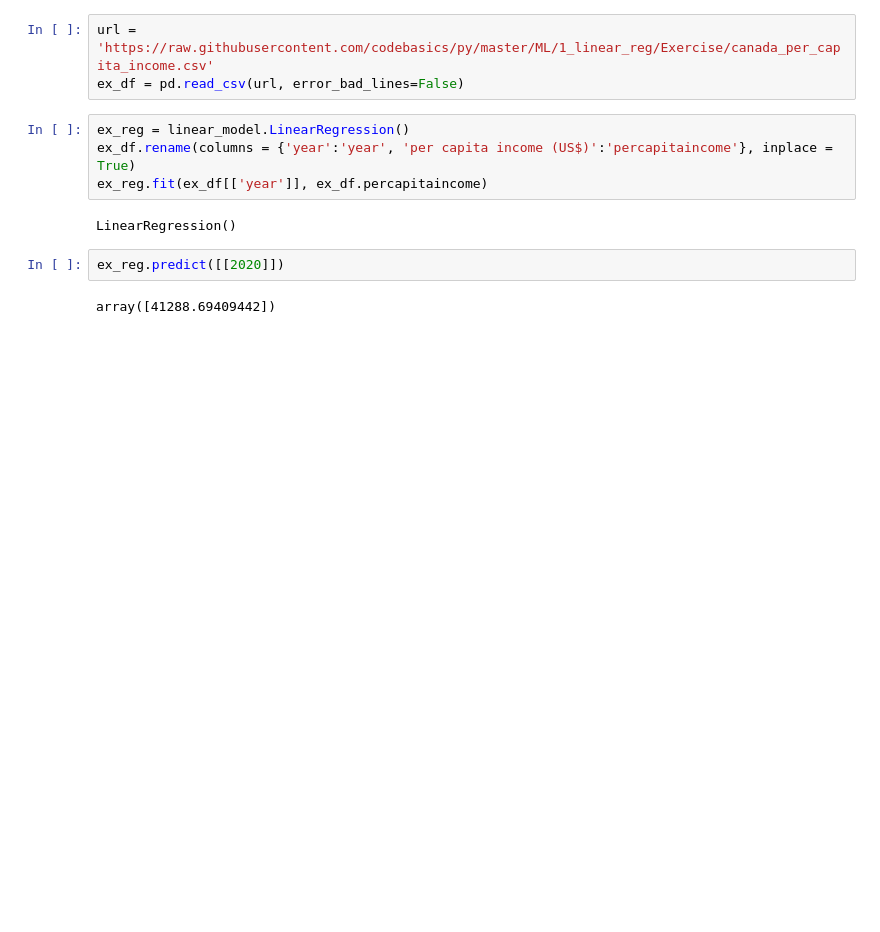
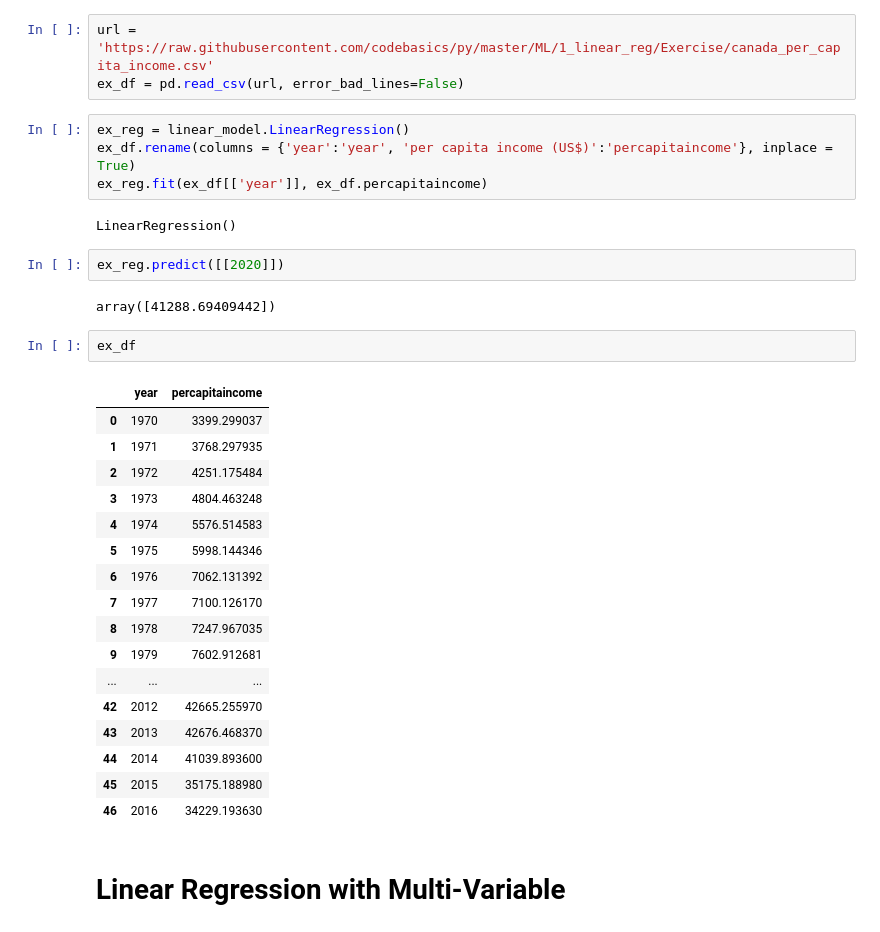
Before and after one commit to ssaiganesh/Machine-Learning-With-Python, a Jupyter notebook: linear_regression.ipynb, the cells around one changed output. Drawn from its saved outputs; the diff is of its cells as text; blank space fills up the shorter version.

```diff
--- a/linear_regression.ipynb
+++ b/linear_regression.ipynb
@@ -139,3 +139,25 @@ LinearRegression()
 ex_reg.predict([[2020]])
 # %% [output]
 array([41288.69409442])
+# %%
+ex_df
+# %% [output]
+|  | year | percapitaincome |
+| 0 | 1970 | 3399.299037 |
+| 1 | 1971 | 3768.297935 |
+| 2 | 1972 | 4251.175484 |
+| 3 | 1973 | 4804.463248 |
+| 4 | 1974 | 5576.514583 |
+| 5 | 1975 | 5998.144346 |
+| 6 | 1976 | 7062.131392 |
+| 7 | 1977 | 7100.126170 |
+| 8 | 1978 | 7247.967035 |
+| 9 | 1979 | 7602.912681 |
+| ... | ... | ... |
+| 42 | 2012 | 42665.255970 |
+| 43 | 2013 | 42676.468370 |
+| 44 | 2014 | 41039.893600 |
+| 45 | 2015 | 35175.188980 |
+| 46 | 2016 | 34229.193630 |
+# %% [markdown]
+# Linear Regression with Multi-Variable
```
Also changed, not shown: parts of 2 cells of this notebook.
